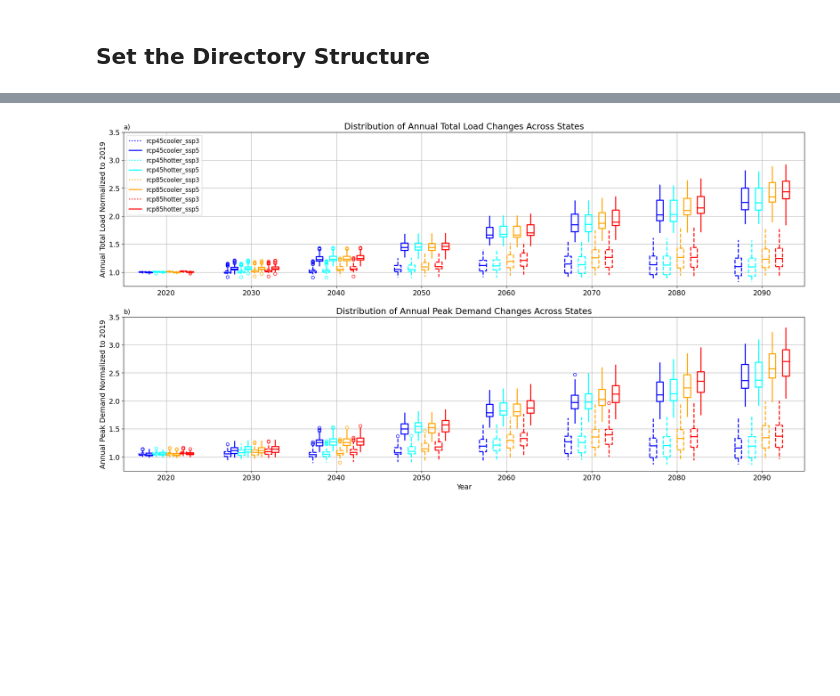
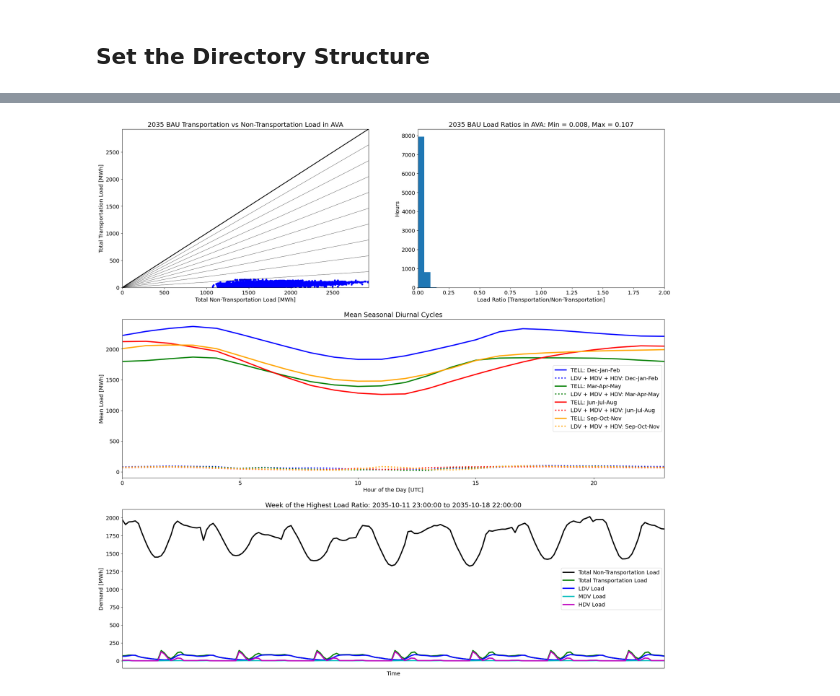
Before and after one commit to GODEEEP/load_analysis, a Jupyter notebook: notebooks/transportation_analysis.ipynb, the cells around one changed output, grey strips where cells are left out. Saved outputs shown, nothing was run; the diff lists cells and outputs as text; code cells hidden in the pictures; blank space fills up the shorter version.

Commit message:
Made first transportation plots

```diff
--- a/notebooks/transportation_analysis.ipynb
+++ b/notebooks/transportation_analysis.ipynb
@@ -14,7 +12,8 @@ import matplotlib.pyplot as plt
 ## Set the Directory Structure
 # %%
 # Identify the top-level directory and the subdirectory where the data will be stored:
-data_input_dir =  '/Users/burl878/Documents/IMMM/GODEEP/Data/TELL/Production_Runs/tell_data/'
+load_data_input_dir =  '/Users/burl878/Documents/IMMM/GODEEP/Data/TELL/Production_Runs/tell_data/'
+trn_data_input_dir =  '/Users/burl878/Documents/IMMM/GODEEP/Data/Transportation/'
 data_output_dir =  '/Users/burl878/Documents/Code/code_repos/load_analysis/data/'
-image_output_dir =  '/Users/burl878/Documents/Code/code_repos/load_analysis/figures/States/'
+image_output_dir =  '/Users/burl878/Documents/Code/code_repos/load_analysis/figures/BAs/'
 # %% [markdown]
@@ -184,11 +144,0 @@ def plot_state_load_time_series(state_to_plot: str, data_input_dir: str, image_o
-# %%
-# Make a list of all of the states in the 'output_df' created above:
-states = output_df['State'].unique()
-
-# Loop over the states and make the plot for each state:
-for i in range(len(states)):
-    plot_state_load_time_series(state_to_plot = states[i],
-                                data_input_dir = data_output_dir,
-                                image_output_dir = image_output_dir,
-                                image_resolution = 50,
-                                save_images = True)
@@ -288,7 +144,0 @@ def plot_state_load_box_plots(data_input_dir: str, image_output_dir: str, image_
-# %%
-plot_state_load_box_plots(data_input_dir = data_output_dir,
-                          image_output_dir = image_output_dir,
-                          image_resolution = 300,
-                          save_images = True)
-# %% [output]
-[figure, removed]
@@ -294,0 +269,9 @@ plot_state_load_box_plots(data_input_dir = data_output_dir,
+# %%
+plot_data_comparison(ba_to_plot = 'AVA',
+                     scenario_to_plot = 'BAU',
+                     load_data_input_dir = load_data_input_dir,
+                     trn_data_input_dir = trn_data_input_dir,
+                     image_output_dir = image_output_dir,
+                     save_images = True)
+# %% [output]
+[figure, added]
```
Also changed, not shown: parts of 7 cells of this notebook, 30 other files.
